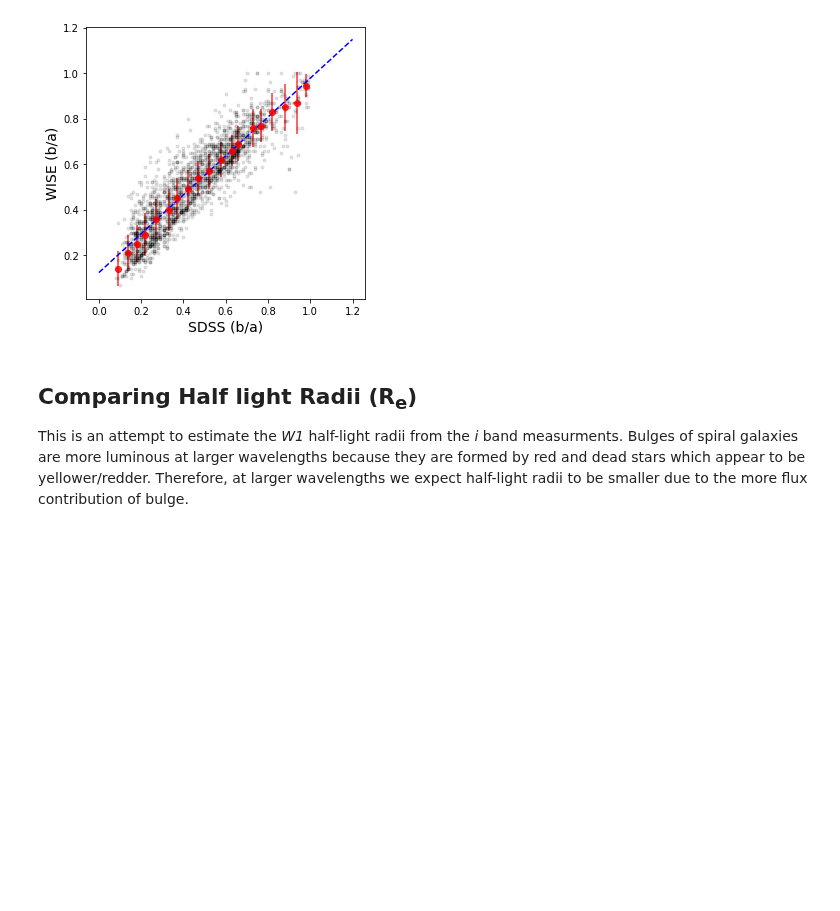
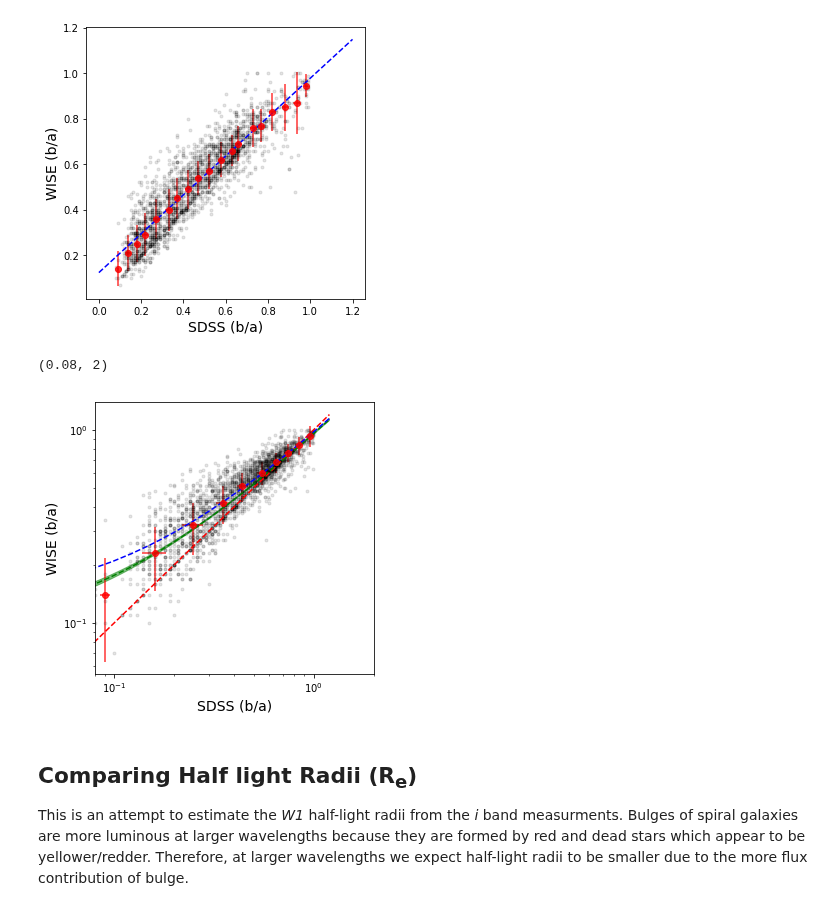
Before and after one commit to ekourkchi/reddening, a Jupyter notebook: axis_ratio.ipynb, the cells around one changed output. Saved outputs shown, nothing was run; the diff lists cells and outputs as text; code cells hidden in the pictures; blank space fills up the shorter version.

```diff
--- a/axis_ratio.ipynb
+++ b/axis_ratio.ipynb
@@ -7,6 +7,7 @@ from astropy.stats import sigma_clip
 ### external codes
 from redTools import *
 from Kcorrect import *
+from linear_mcmc import *
 
 ########################################################### Begin
 
@@ -25,6 +26,9 @@ table = trim(table, index)
 
 Sba = table['Sba']  # SDSS b/a
 Wba = table['Wba']  # WISE b/a
+
+dWba = np.sqrt((0.1/6./table['R50_w1'])**2)*(1+table['Wba']**2)
+dSba = np.sqrt((0.1/6./table['R50_r'])**2)*(1+table['Sba']**2)
 # %% [markdown]
 ## SDSS vs. WISE axial ratios
 
@@ -86,10 +90,10 @@ def sigmaClip(X, Y, sigma=2, iters=5, range_=[0,1,0.05]):
     return x_, y_
 # %%
 ## Getting rid of outliers bin by bin
-Sba, Wba = sigmaClip(Sba, Wba, sigma=4, iters=5)
+Sba_, Wba_ = sigmaClip(Sba, Wba, sigma=4, iters=5)
 
 fig = plt.figure(figsize=(5, 5))
-plt.plot(Sba,Wba, 'k.', alpha=0.1)
+plt.plot(Sba_,Wba_, 'k.', alpha=0.1)
 #plt.plot([0,1.2],[0,1.2], 'r--')
 plt.xlabel('SDSS (b/a)', size=14)
 plt.ylabel('WISE (b/a)', size=14)
@@ -99,16 +103,16 @@ for i in np.arange(0,1,0.05):
 
     x = []
     y = []
-    for ii in range(len(Sba)):
-        xi = Sba[ii]
+    for ii in range(len(Sba_)):
+        xi = Sba_[ii]
         if xi>=i and xi<i+0.05:
             x.append(xi)
-            y.append(Wba[ii])
+            y.append(Wba_[ii])
     if len(x)>0:
         plt.errorbar(np.median(x), np.median(y), yerr=np.std(y), xerr=np.std(x), fmt='o', color='red', alpha=0.8)
 
 #############################################
-a0, b0  = np.polyfit(Sba, Wba, 1)
+a0, b0  = np.polyfit(Sba_, Wba_, 1)
 x = np.linspace(0,1.2,50)
 y = a0*x+b0
 plt.plot(x, y, 'b--')
@@ -116,6 +120,49 @@ plt.plot(x, y, 'b--')
 # %% [output]
 [<matplotlib.lines.Line2D at 0x...>]
 [figure]
+# %%
+fig = plt.figure(figsize=(5, 5))
+plt.plot(Sba,Wba, 'k.', alpha=0.1)  # black points
+plt.plot([0,1.2],[0,1.2], 'r--')    # equality red line
+plt.xlabel('SDSS (b/a)', size=14)
+plt.ylabel('WISE (b/a)', size=14)
+
+M,B,samples=linMC(Sba,Wba, dSba, dWba)
+m = M[0] ; me=0.5*(M[1]+M[2])
+b = B[0] ; be=0.5*(B[1]+B[2])
+x_ = np.linspace(0,1.2,100)
+y_, yu, yl = linSimul(samples, x_, size=500)
+
+plt.fill_between(x_, y_+2*yu, y_-2*yl, color='g', alpha=0.5, edgecolor="none")
+plt.plot(x_, m*x_+b, 'g--')
+
+for i in np.arange(0,1,0.1):
+
+    x = []
+    y = []
+    for ii in range(len(Sba)):
+        xi = Sba[ii]
+        if xi>=i and xi<i+0.1:
+            x.append(xi)
+            y.append(Wba[ii])
+    if len(x)>0:
+        ## red points
+        plt.errorbar(np.median(x), np.median(y), yerr=np.std(y), xerr=np.std(x), fmt='o', color='red', alpha=0.8)
+
+
+#############################################
+a0, b0  = np.polyfit(Sba, Wba, 1)
+x = np.linspace(0,1.2,50)
+y = a0*x+b0
+plt.plot(x, y, 'b--')
+#############################################
+
+plt.xscale('log')
+plt.yscale('log')
+plt.xlim([0.08,2])
+# %% [output]
+(0.08, 2)
+[figure, added]
 # %% [markdown]
 ## Comparing Half light Radii (R<sub>e</sub>)
 
```
Also changed, not shown: 1 other file.
